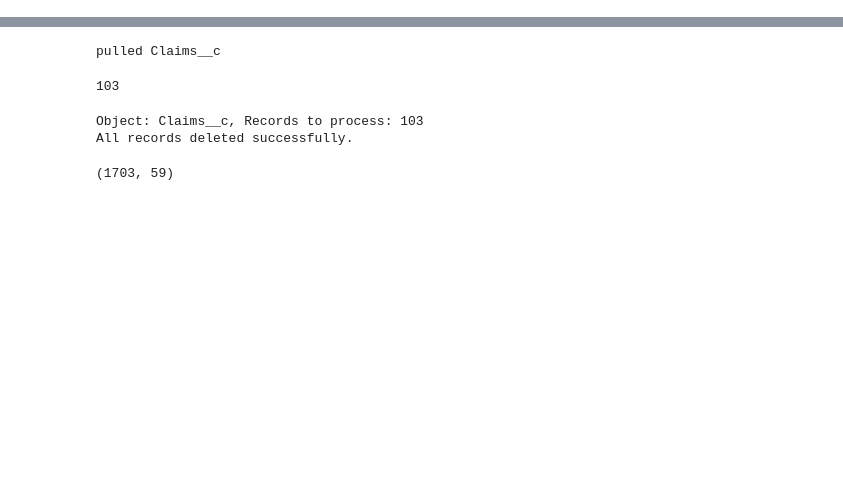
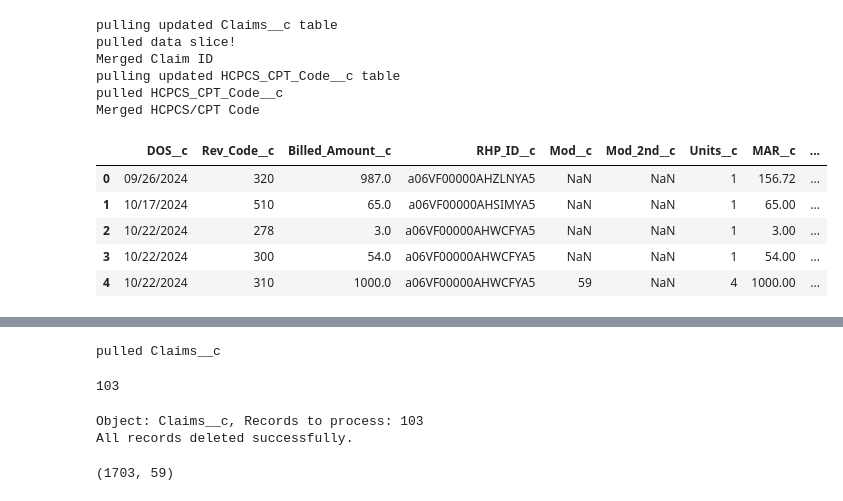
Before and after one commit to ralvinRHP/RHP_dev_RA, a Jupyter notebook: Automate_skyvia/skyvia_automation_v4.ipynb, the cells around one changed output, grey strips where cells are left out. Saved outputs shown, nothing was run; the diff lists cells and outputs as text; code cells hidden in the pictures; blank space fills up the shorter version.

```diff
--- a/Automate_skyvia/skyvia_automation_v4.ipynb
+++ b/Automate_skyvia/skyvia_automation_v4.ipynb
@@ -98,6 +105,10 @@ def data_pull(object_name, id_list, sf):
     # Convert to DataFrame
     df = pd.DataFrame(all_records)
 
+    # Check if DataFrame is empty
+    if df.shape == (0, 0):
+        raise ValueError("DataFrame is empty (shape is (0, 0)). No data retrieved.")
+
     # Remove Salesforce metadata keys if present
     df = df.drop(columns=['attributes'], errors='ignore')
 
@@ -108,13 +119,16 @@ def data_pull(object_name, id_list, sf):
 
 
 def create_df(source_dict, Source_data, sf, id_list = None):
+
     new_columns = [col for mapped_cols in source_dict['MAPPINGS'].values() for col in mapped_cols]
     new_df = pd.DataFrame(columns=new_columns)
     keys = source_dict['KEYS']
+
     try:
         Table_convert_cols = list(source_dict['TABLE_CONVERT'].keys())
     except:
         Table_convert_cols = []
+
     for source_col, target_cols in source_dict['MAPPINGS'].items():
         if source_col in Table_convert_cols:
             map_table = source_dict['TABLE_CONVERT'][source_col]
@@ -125,6 +139,7 @@ def create_df(source_dict, Source_data, sf, id_list = None):
                     ]
             except:
                 string_ids = [str(id) for id in Source_data[source_col]]
+
             Source_data[source_col] = string_ids #### col update to match same type in foreign table
             foreign_table = list(map_table.keys())[0]
             print(f'pulling updated {foreign_table} table')
@@ -142,9 +157,10 @@ def create_df(source_dict, Source_data, sf, id_list = None):
 
             merged = Source_data.merge(sf_object.loc[:, map_table[foreign_table]], left_on=source_col, right_on=map_table[foreign_table][0], how='left')
 
+            print(f'Merged {source_col}')
+            for i, target_col in enumerate(target_cols):
 
-            for i, target_col in enumerate(target_cols):
-                foreign_col = map_table[foreign_table][i]
+                foreign_col = map_table[foreign_table][i+1]
                 new_df[target_col] = merged[foreign_col]
 
 
@@ -230,6 +205,19 @@ Source_data.head()
-# %%
-map_account_table, _ = create_df(Account_map, Source_data, sf)
-map_provider_table, keys = create_df(Povider_map, Source_data, sf)
-###upsert account and provider records
-new_ids, errors = upsert(map_provider_table.drop_duplicates(), keys, sf)
+# %%
+
+lines_map = mappings['Line_Item_Object_Map']
+map_lines_table, keys = create_df(lines_map, Source_data, sf, new_ids)
+map_lines_table.head()
+# %% [output]
+pulling updated Claims__c table
+pulled data slice!
+Merged Claim ID
+pulling updated HCPCS_CPT_Code__c table
+pulled HCPCS_CPT_Code__c
+Merged HCPCS/CPT Code
+|  | DOS__c | Rev_Code__c | Billed_Amount__c | RHP_ID__c | Mod__c | Mod_2nd__c | Units__c | MAR__c | ... |
+| 0 | 09/26/2024 | 320 | 987.0 | a06VF00000AHZLNYA5 | NaN | NaN | 1 | 156.72 | ... |
+| 1 | 10/17/2024 | 510 | 65.0 | a06VF00000AHSIMYA5 | NaN | NaN | 1 | 65.00 | ... |
+| 2 | 10/22/2024 | 278 | 3.0 | a06VF00000AHWCFYA5 | NaN | NaN | 1 | 3.00 | ... |
+| 3 | 10/22/2024 | 300 | 54.0 | a06VF00000AHWCFYA5 | NaN | NaN | 1 | 54.00 | ... |
+| 4 | 10/22/2024 | 310 | 1000.0 | a06VF00000AHWCFYA5 | 59 | NaN | 4 | 1000.00 | ... |
 # %%
```
Also changed, not shown: parts of 11 cells of this notebook, 10 other files.
